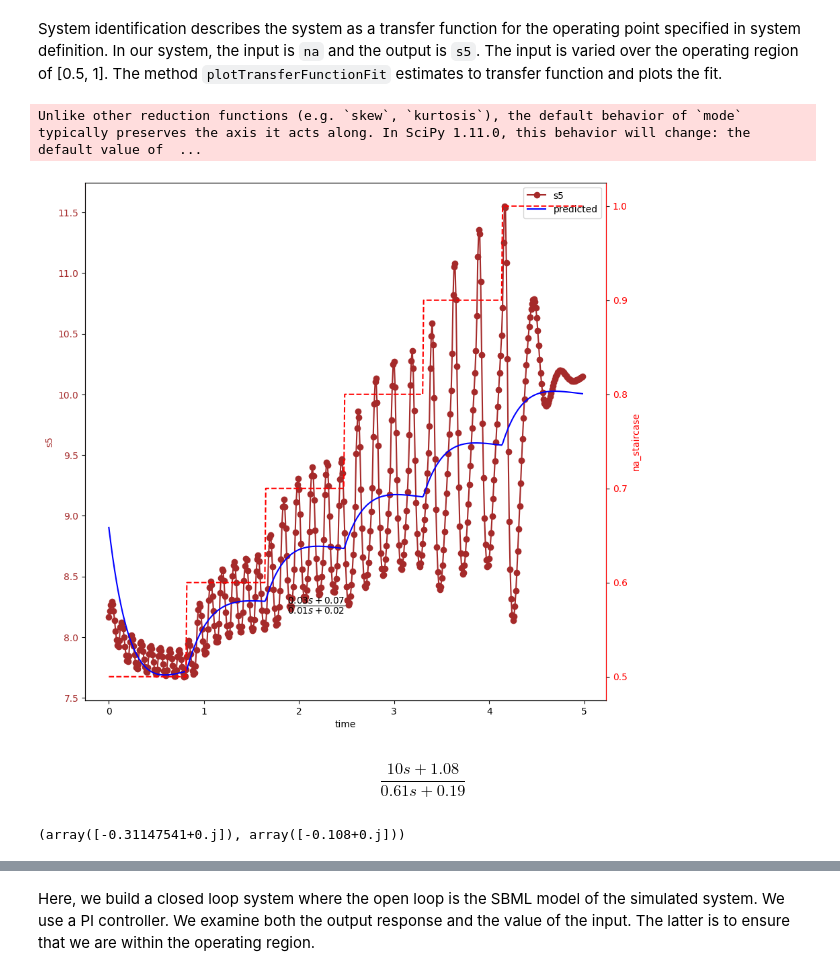
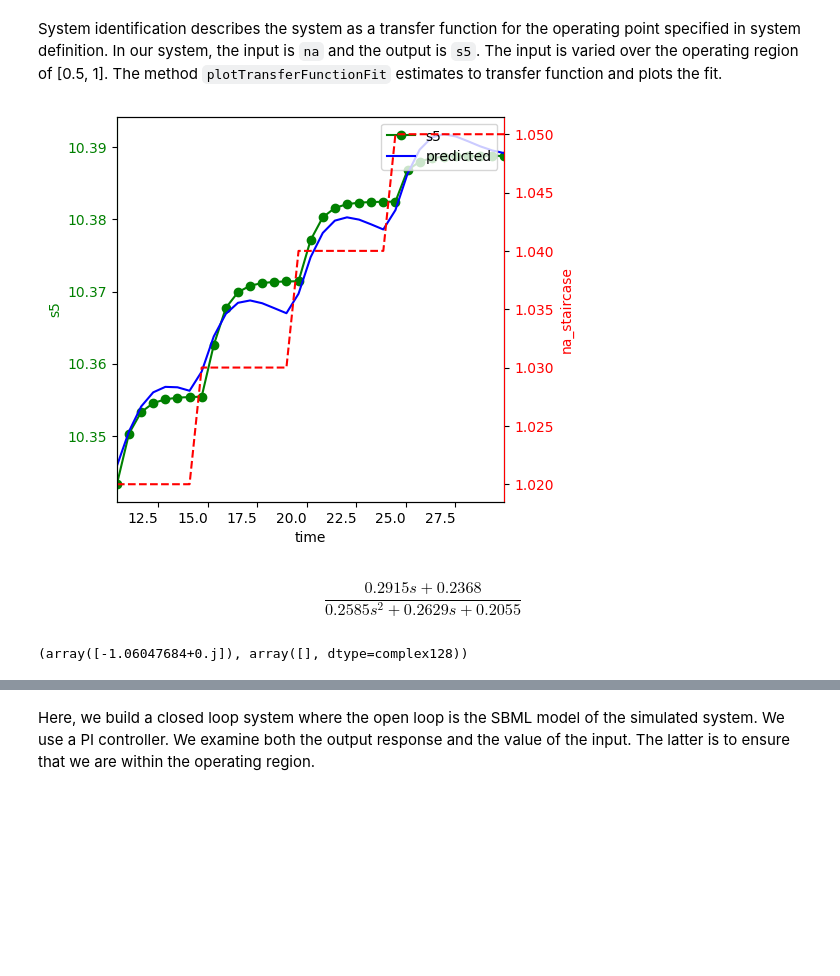
Before and after one commit to joseph-hellerstein/advanced-controls-lectures, a Jupyter notebook: lectures/lecture_15-Workflow-Control-Design/workflow_for_control_design.ipynb, the cells around one changed output, grey strips where cells are left out. Cells and saved outputs as stored; diff of their text form; code cells hidden in the pictures; blank space fills up the shorter version.

```diff
--- a/lectures/lecture_15-Workflow-Control-Design/workflow_for_control_design.ipynb
+++ b/lectures/lecture_15-Workflow-Control-Design/workflow_for_control_design.ipynb
@@ -19,7 +21,7 @@ import tellurium as te
 # Helpers
 # %%
 s = control.TransferFunction.s
-TIMES = np.linspace(0, 5, 500)
+TIMES = np.linspace(0, 20, 200)
 WOLF_URL = constants.WOLF_URL
 # %%
 TEST_MODEL = """
@@ -142,4 +286,4 @@ The system we analyze has the following characteristics:
 # Global variables
 INPUT_NAME = "na"
 OUTPUT_NAME = "s5"
-CTLSB = ControlSBML(WOLF_URL, input_names=[INPUT_NAME], output_names=[OUTPUT_NAME], times=TIMES)
+CTLSB = ControlSBML(WOLF_URL, input_name=INPUT_NAME, output_name=OUTPUT_NAME, times=TIMES)
@@ -174,16 +308,16 @@ The initial transient is likely related to initial conditions set by the model.
 # %% [markdown]
 System identification describes the system as a transfer function for the operating point specified in system definition. In our system, the input is ``na`` and the output is ``s5``. The input is varied over the operating region of [0.5, 1]. The method ``plotTransferFunctionFit`` estimates to transfer function and plots the fit.
 # %%
-_ = CTLSB.plotTransferFunctionFit(num_zero=1, num_pole=2, initial_value=0.5, final_value=1.0)
+_ = CTLSB.plotTransferFunctionFit(num_zero=1, num_pole=2, fit_start_time=10,
+      initial_value=1, final_value=1.05, times=np.linspace(0, 30))
 # %% [output]
-Unlike other reduction functions (e.g. `skew`, `kurtosis`), the default behavior of `mode` typically preserves the axis it acts along. In SciPy 1.11.0, this behavior will change: the default value of  ...
-[figure, old version]
+[figure, new version]
 # %%
-TRANSFER_FUNCTION = (10*s + 1.08)/(0.61*s + 0.19)
-TRANSFER_FUNCTION
+WOLF_OLTF = CTLSB.getOpenLoopTransferFunction()
+WOLF_OLTF
 # %% [output]
-$$\frac{10 s + 1.08}{0.61 s + 0.19}$$
+$$\frac{0.2915 s + 0.2368}{0.2585 s^2 + 0.2629 s + 0.2055}$$
 # %%
-TRANSFER_FUNCTION.poles(), TRANSFER_FUNCTION.zeros()
+WOLF_OLTF.poles(), WOLF_OLTF.zeros()
 # %% [output]
-(array([-0.31147541+0.j]), array([-0.108+0.j]))
+(array([-1.06047684+0.j]), array([], dtype=complex128))
```
Also changed, not shown: parts of 35 cells of this notebook, 3 other files.
